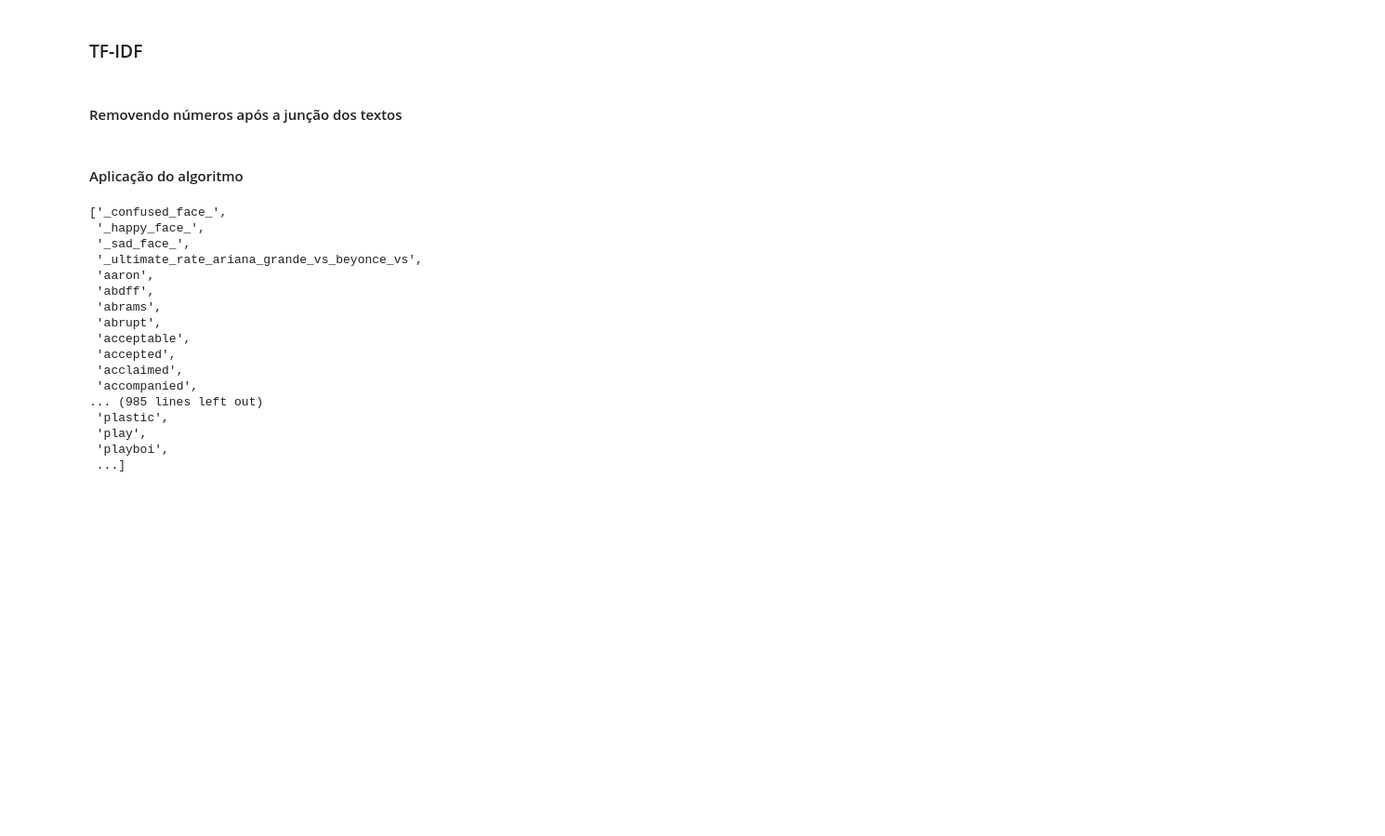
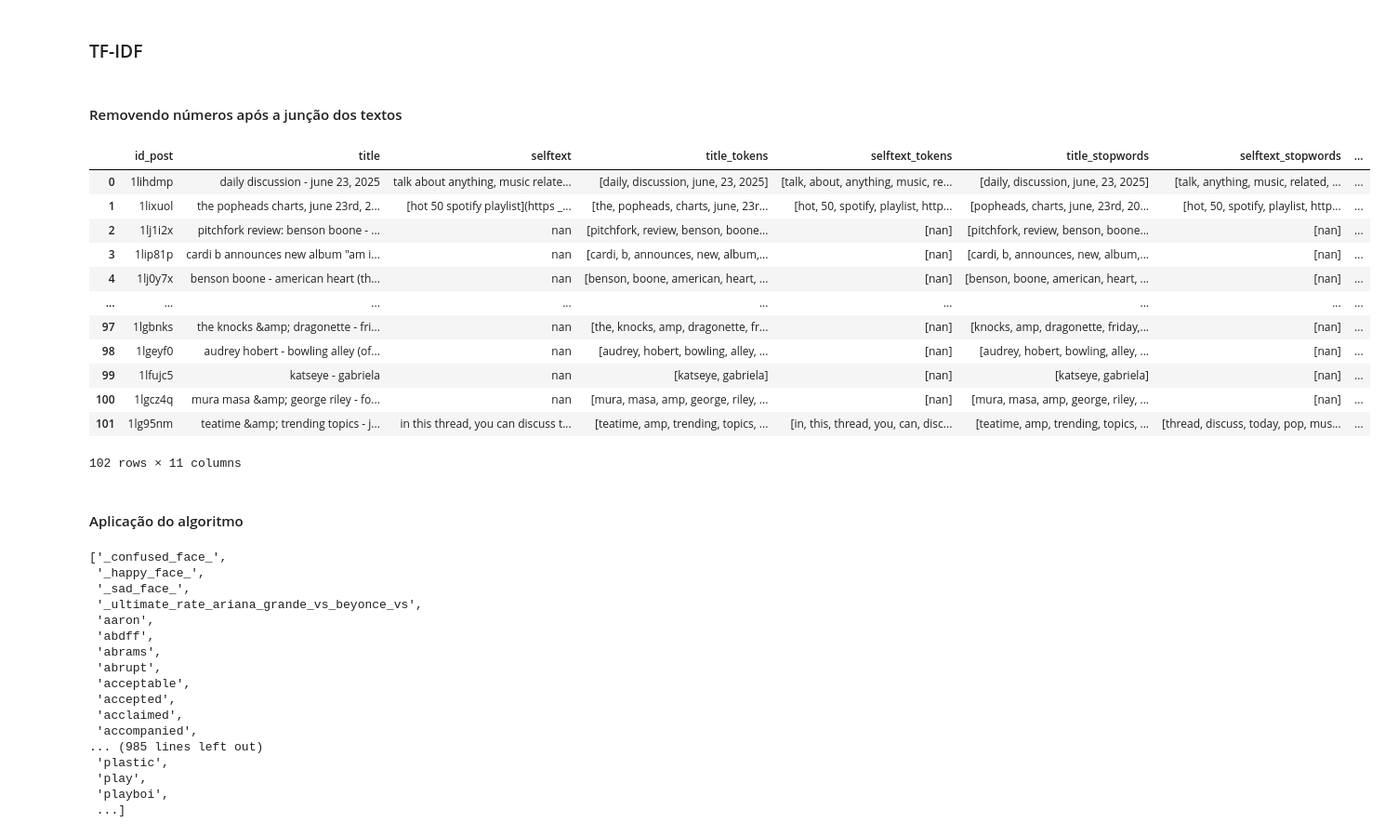
Before and after one commit to Isabelle-Matos/Mineracao_Redes, a Jupyter notebook: trabalho3/reddit.ipynb, the cells around one changed output. Shown at 93% size. Cells and saved outputs as stored; diff of their text form; code cells hidden in the pictures; blank space fills up the shorter version.

```diff
--- a/trabalho3/reddit.ipynb
+++ b/trabalho3/reddit.ipynb
@@ -212,6 +212,22 @@ def remove(text):
     return result.strip()
 
 df_text_processing['text_for_tfidf'] = df_text_processing['text_for_tfidf'].apply(remove)
+# %%
+df_text_processing
+# %% [output]
+|  | id_post | title | selftext | title_tokens | selftext_tokens | title_stopwords | selftext_stopwords | ... |
+| 0 | 1lihdmp | daily discussion - june 23, 2025 | talk about anything, music relate... | [daily, discussion, june, 23, 2025] | [talk, about, anything, music, re... | [daily, discussion, june, 23, 2025] | [talk, anything, music, related, ... | ... |
+| 1 | 1lixuol | the popheads charts, june 23rd, 2... | [hot 50 spotify playlist](https _... | [the, popheads, charts, june, 23r... | [hot, 50, spotify, playlist, http... | [popheads, charts, june, 23rd, 20... | [hot, 50, spotify, playlist, http... | ... |
+| 2 | 1lj1i2x | pitchfork review: benson boone - ... | nan | [pitchfork, review, benson, boone... | [nan] | [pitchfork, review, benson, boone... | [nan] | ... |
+| 3 | 1lip81p | cardi b announces new album "am i... | nan | [cardi, b, announces, new, album,... | [nan] | [cardi, b, announces, new, album,... | [nan] | ... |
+| 4 | 1lj0y7x | benson boone - american heart (th... | nan | [benson, boone, american, heart, ... | [nan] | [benson, boone, american, heart, ... | [nan] | ... |
+| ... | ... | ... | ... | ... | ... | ... | ... | ... |
+| 97 | 1lgbnks | the knocks &amp; dragonette - fri... | nan | [the, knocks, amp, dragonette, fr... | [nan] | [knocks, amp, dragonette, friday,... | [nan] | ... |
+| 98 | 1lgeyf0 | audrey hobert - bowling alley (of... | nan | [audrey, hobert, bowling, alley, ... | [nan] | [audrey, hobert, bowling, alley, ... | [nan] | ... |
+| 99 | 1lfujc5 | katseye - gabriela | nan | [katseye, gabriela] | [nan] | [katseye, gabriela] | [nan] | ... |
+| 100 | 1lgcz4q | mura masa &amp; george riley - fo... | nan | [mura, masa, amp, george, riley, ... | [nan] | [mura, masa, amp, george, riley, ... | [nan] | ... |
+| 101 | 1lg95nm | teatime &amp; trending topics - j... | in this thread, you can discuss t... | [teatime, amp, trending, topics, ... | [in, this, thread, you, can, disc... | [teatime, amp, trending, topics, ... | [thread, discuss, today, pop, mus... | ... |
+102 rows × 11 columns
 # %% [markdown]
 #### Aplicação do algoritmo
 # %%
```
Also changed, not shown: parts of 2 cells of this notebook.
